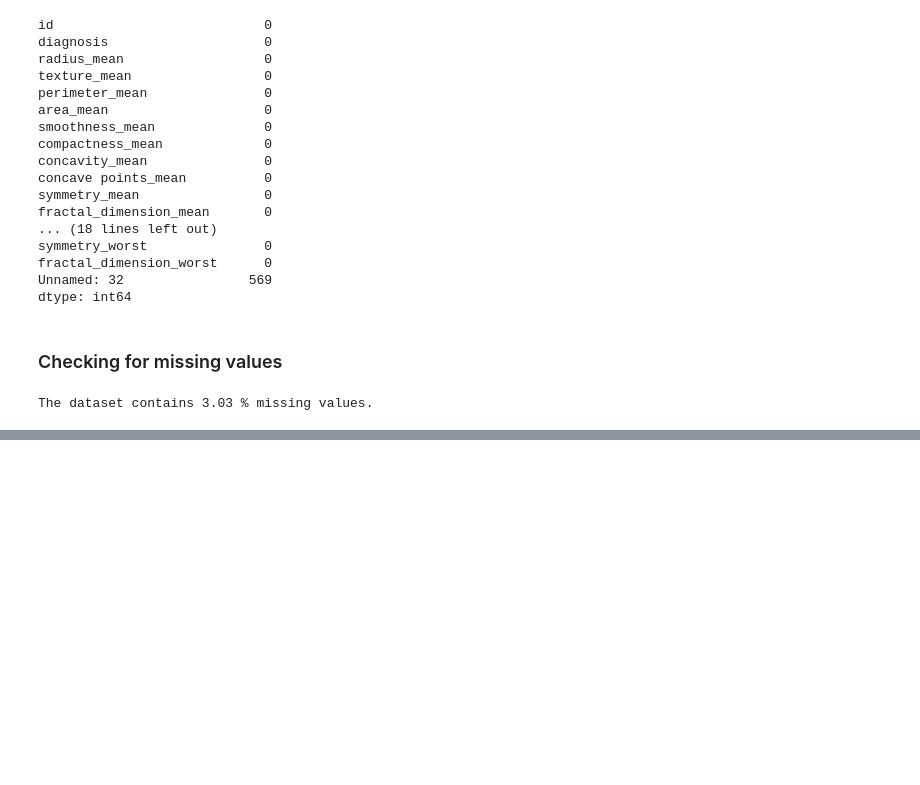
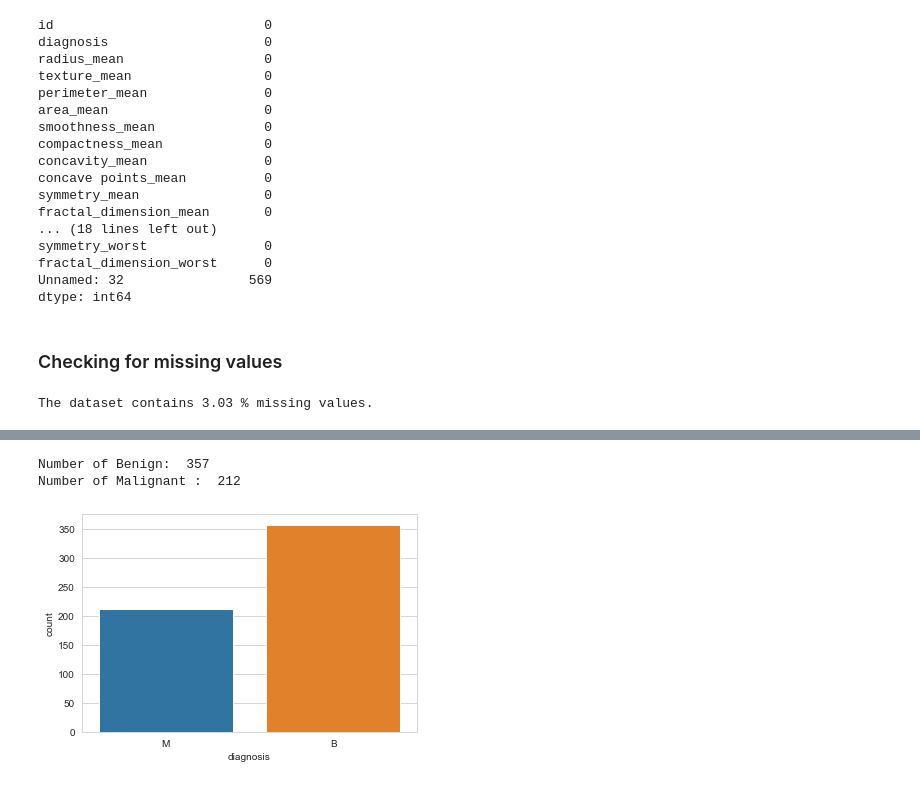
Before and after one commit to Casualty-Challenge/Breast_Cancer_Causality_Inference, a Jupyter notebook: notebooks/EDA.ipynb, the cells around one changed output, grey strips where cells are left out. Cells and saved outputs as stored; diff of their text form; code cells hidden in the pictures; blank space fills up the shorter version.

```diff
--- a/notebooks/EDA.ipynb
+++ b/notebooks/EDA.ipynb
@@ -155,0 +207,6 @@ The dataset contains 3.03 % missing values.
+# %%
+# y includes our labels and x includes our features
+y = df.diagnosis                          # M or B
+list = ['Unnamed: 32','id','diagnosis']
+x = df.drop(list,axis = 1 )
+x.head()
@@ -155,0 +275,9 @@ The dataset contains 3.03 % missing values.
+# %%
+ax = sns.countplot(y,label="Count")       # M = 212, B = 357
+B, M = y.value_counts()
+print('Number of Benign: ',B)
+print('Number of Malignant : ',M)
+# %% [output]
+Number of Benign:  357
+Number of Malignant :  212
+[figure, added]
```
Also changed, not shown: parts of 14 cells of this notebook.
